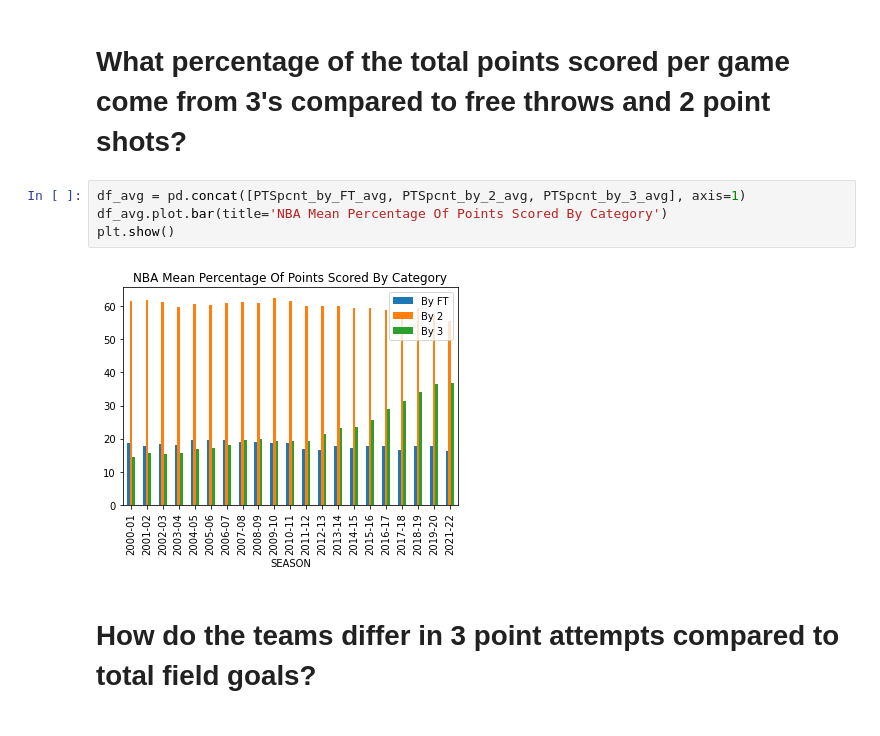
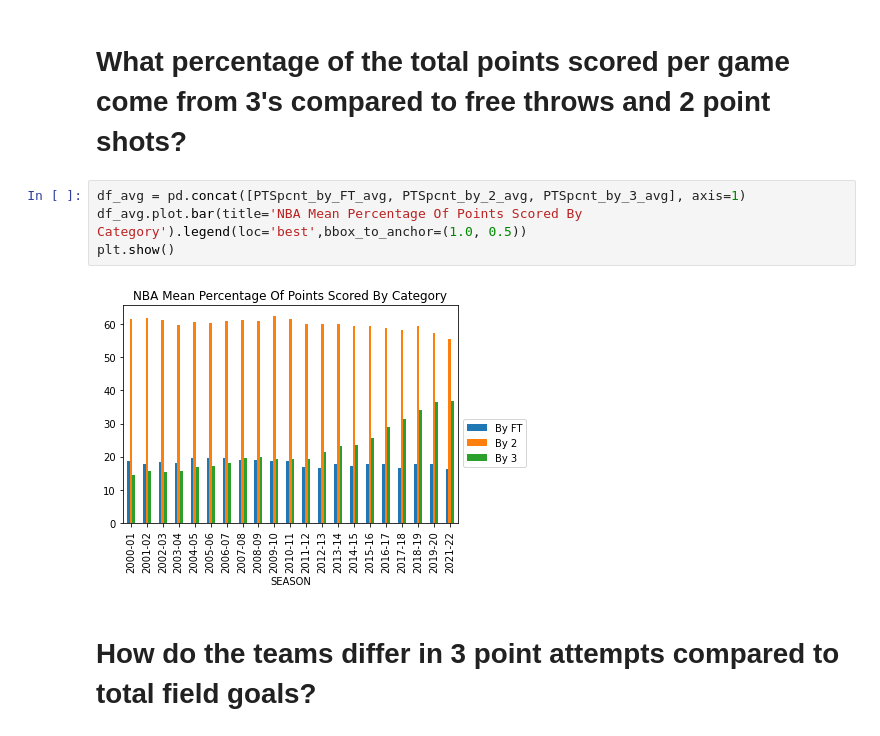
Before and after one commit to jimmyho-929/nba_2021, a Jupyter notebook: 3PA_Increase_Over_The_Seasons.ipynb, the cells around one changed output. Drawn from its saved outputs; the diff is of its cells as text.

Commit message:
updated charts

```diff
--- a/3PA_Increase_Over_The_Seasons.ipynb
+++ b/3PA_Increase_Over_The_Seasons.ipynb
@@ -130,10 +133,10 @@ PTSpcnt_by_2_avg.name = 'By 2'
 # What percentage of the total points scored per game come from 3's compared to free throws and 2 point shots?
 # %%
 df_avg = pd.concat([PTSpcnt_by_FT_avg, PTSpcnt_by_2_avg, PTSpcnt_by_3_avg], axis=1)
-df_avg.plot.bar(title='NBA Mean Percentage Of Points Scored By Category')
+df_avg.plot.bar(title='NBA Mean Percentage Of Points Scored By Category').legend(loc='best',bbox_to_anchor=(1.0, 0.5))
 plt.show()
 # %% [output]
-[figure, old version]
+[figure, new version]
 # %% [markdown]
 # How do the teams differ in 3 point attempts compared to total field goals?
 # %%
```
Also changed, not shown: parts of 1 cell of this notebook, 2 other files.
